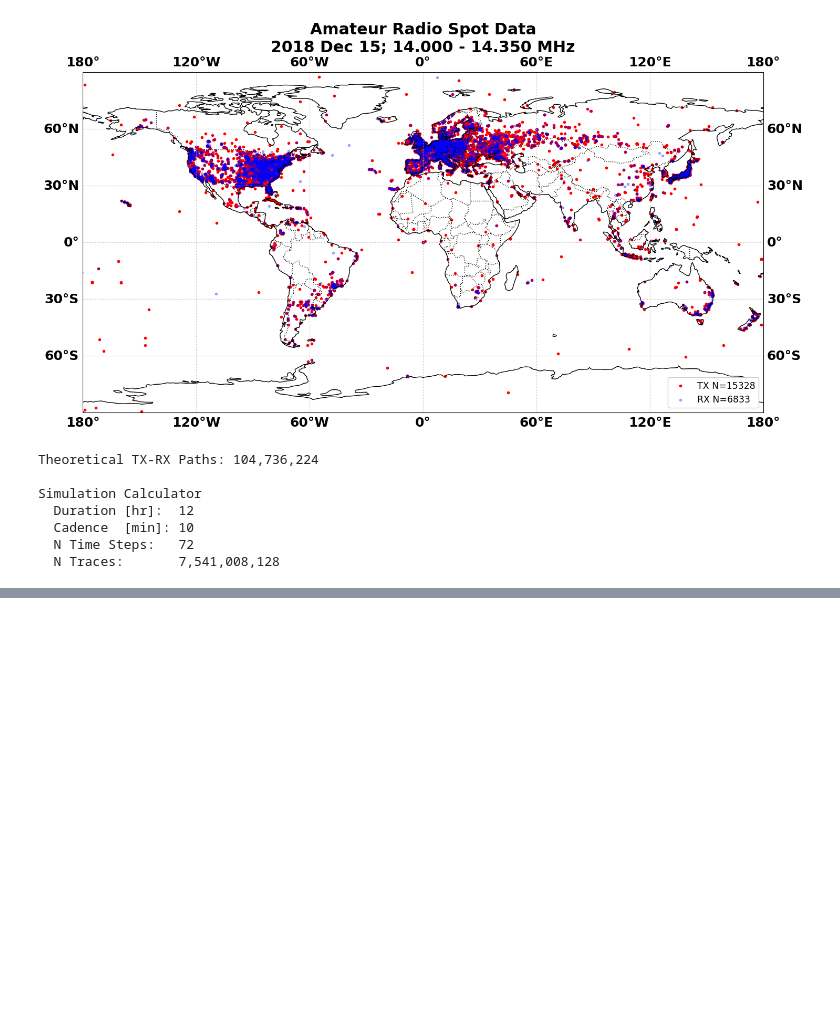
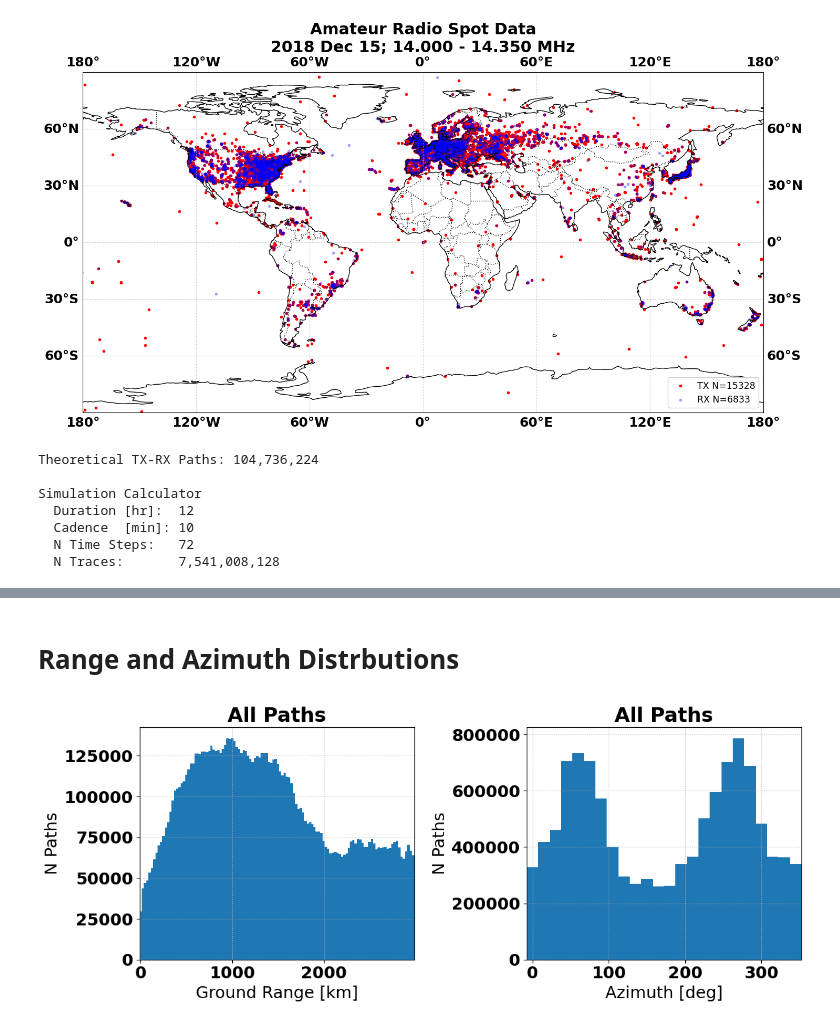
Before and after one commit to w2naf/IRI_TID, a Jupyter notebook: scripts/CaseStudy.ipynb, the cells around one changed output, grey strips where cells are left out. Saved outputs shown, nothing was run; the diff lists cells and outputs as text; code cells hidden in the pictures; blank space fills up the shorter version.

```diff
--- a/scripts/CaseStudy.ipynb
+++ b/scripts/CaseStudy.ipynb
@@ -151,0 +375,31 @@ Simulation Calculator
+# %% [markdown]
+# Range and Azimuth Distrbutions
+# %%
+def plot_hists(df_paths,title=None):
+    drange = 25
+    bins   = np.arange(0,max_path+drange,drange)
+    hist, range_bins = np.histogram(df_paths['pthlen'],bins=bins)
+
+    dazm  = 15
+    bins  = np.arange(0,360+dazm,dazm)
+    azm_hist, azm_bins = np.histogram(df_paths['azm'],bins=bins)
+
+    fig = plt.figure(figsize=(12,5))
+    ax  = fig.add_subplot(1,2,1)
+    plt.bar(range_bins[:-1],hist,width=drange)
+    plt.xlabel('Ground Range [km]')
+    plt.ylabel('N Paths')
+    plt.title(title)
+
+    ax  = fig.add_subplot(1,2,2)
+    plt.bar(azm_bins[:-1],azm_hist,width=dazm)
+    plt.xlabel('Azimuth [deg]')
+    plt.ylabel('N Paths')
+    plt.title(title)
+
+    plt.tight_layout()
+    plt.show()
+
+plot_hists(df_paths,title='All Paths')
+# %% [output]
+[figure, added]
```
Also changed, not shown: parts of 24 cells of this notebook.
